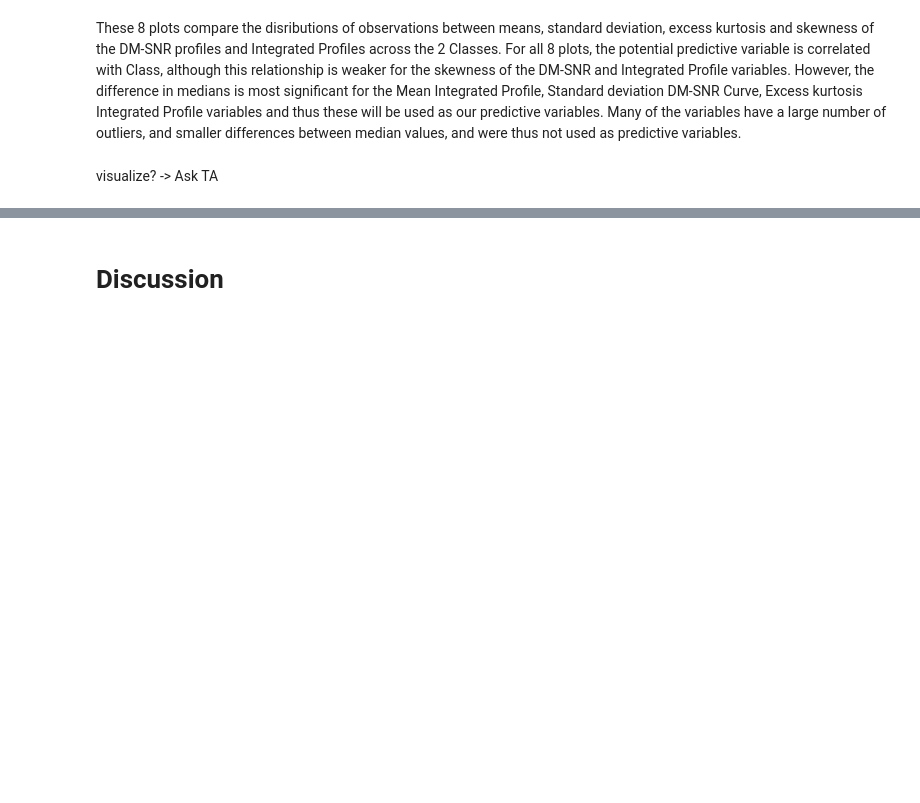
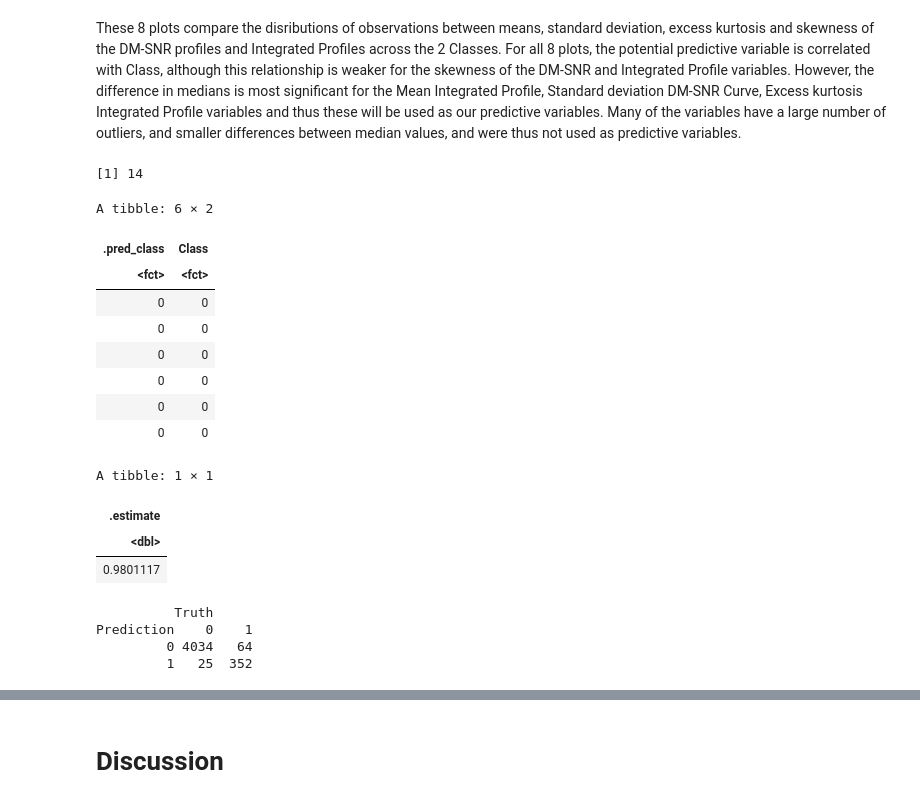
Before and after one commit to saminourji/PulsarStarProject, a Jupyter notebook: Project_Report.ipynb, the cells around one changed output, grey strips where cells are left out. Cells and saved outputs as stored; diff of their text form; code cells hidden in the pictures; blank space fills up the shorter version.

Commit message:
Fixed dying Kernel problem + Started working on model visualization

```diff
--- a/Project_Report.ipynb
+++ b/Project_Report.ipynb
@@ -211,12 +271,14 @@ plot_grid(pulsar_boxplot_IPmean, pulsar_boxplot_DMSNRmean, pulsar_boxplot_SDIP,
 These 8 plots compare the disributions of observations between means, standard deviation, excess kurtosis and skewness of the DM-SNR profiles and Integrated Profiles across the 2 Classes. For all 8 plots, the potential predictive variable is correlated with Class, although this relationship is weaker for the skewness of the DM-SNR and Integrated Profile variables. However, the difference in medians is most significant for the Mean Integrated Profile, Standard deviation DM-SNR Curve, Excess kurtosis Integrated Profile variables and thus these will be used as our predictive variables. Many of the variables have a large number of outliers, and smaller differences between median values, and were thus not used as predictive variables.
 # %%
 # create KNN model
-knn_spec <-nearest_neighbor(weight_func = "rectangular", neighbors = tune()) |>
+knn_spec <- nearest_neighbor(weight_func = "rectangular", neighbors = tune()) |>
         set_engine("kknn") |>
         set_mode("classification")
 
 # create a recipe
-recipe <-recipe(Class ~ Mean.IP+Standard.deviation.DM.SNR.curve+Excess.kurtosis.IP , data = pulsar_train)
+recipe <- recipe(Class ~ Mean.IP+Standard.deviation.DM.SNR.curve+Excess.kurtosis.IP , data = pulsar_train) |>
+        step_scale(all_predictors()) |>
+        step_center(all_predictors())
 # %%
 # 5 fold cross-validation
 vfold_train <- vfold_cv(pulsar_train, v = 5, strata = Class)
@@ -231,10 +293,11 @@ kmin <- pulsar_fit |>
         filter(.metric == "accuracy") |>
         filter(mean == max(mean)) |>
         select(neighbors) |>
+        tail(1)|>
         pull()
 kmin
+# %% [output]
+[1] 14
-# %% [markdown]
-visualize? -> Ask TA
 # %%
 ## re-train model with k-value obtained from cross-validation
 
@@ -246,28 +309,46 @@ knn_spec2 <-nearest_neighbor(weight_func = "rectangular", neighbors = kmin) |>
 #fit the model
 pulsar_fit2 <- workflow() |>
     add_recipe(recipe) |>
-    add_model(knn_spec) |>
+    add_model(knn_spec2) |>
     fit(data = pulsar_train)
 # %%
 # evaluate model using testing data
 pulsar_predictions <- predict(pulsar_fit2 , pulsar_test) |>
     bind_cols(pulsar_test) |>
-    select(y, .pred_class)
+    select(.pred_class, Class)
 
 head(pulsar_predictions)
 
 # pull the accuracy metrics
-pulsar_metrics <-pulsar_predictions |>
-  metrics(truth = y, estimate = .pred_class) |>
+pulsar_metrics <- pulsar_predictions |>
+  metrics(truth = Class, estimate = .pred_class) |>
     filter(.metric == "accuracy") |>
     select(.estimate)
 
 pulsar_metrics
 
 # create a confusion matrix
 pulsar_conf_mat <-pulsar_predictions |>
-    conf_mat(truth = y , estimate = .pred_class)
+    conf_mat(truth = Class , estimate = .pred_class)
 
 pulsar_conf_mat
+# %% [output]
+A tibble: 6 × 2
+| .pred_class | Class |
+| <fct> | <fct> |
+| 0 | 0 |
+| 0 | 0 |
+| 0 | 0 |
+| 0 | 0 |
+| 0 | 0 |
+| 0 | 0 |
+A tibble: 1 × 1
+| .estimate |
+| <dbl> |
+| 0.9801117 |
+          Truth
+Prediction    0    1
+         0 4034   64
+         1   25  352
 # %%
 ## Visualization
```
Also changed, not shown: parts of 8 cells of this notebook.
